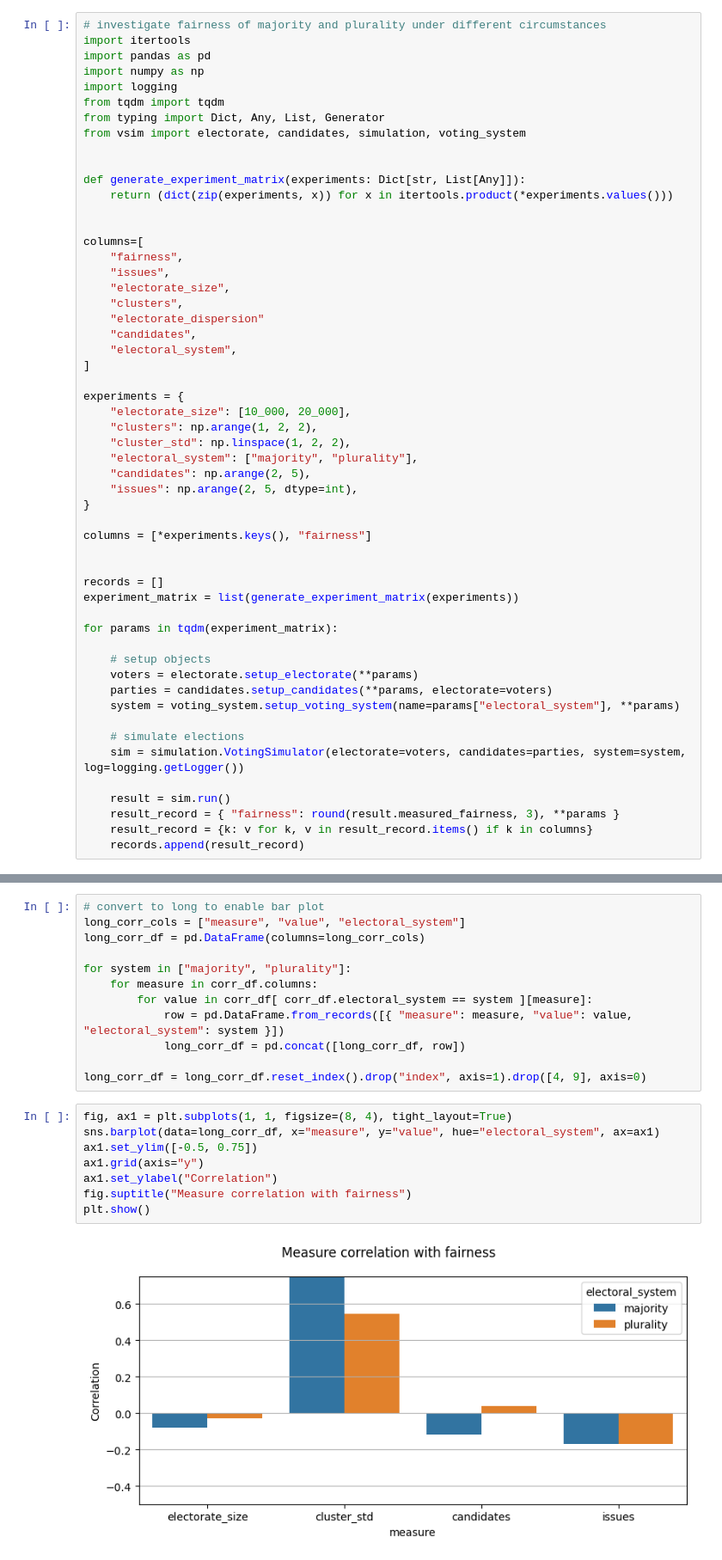
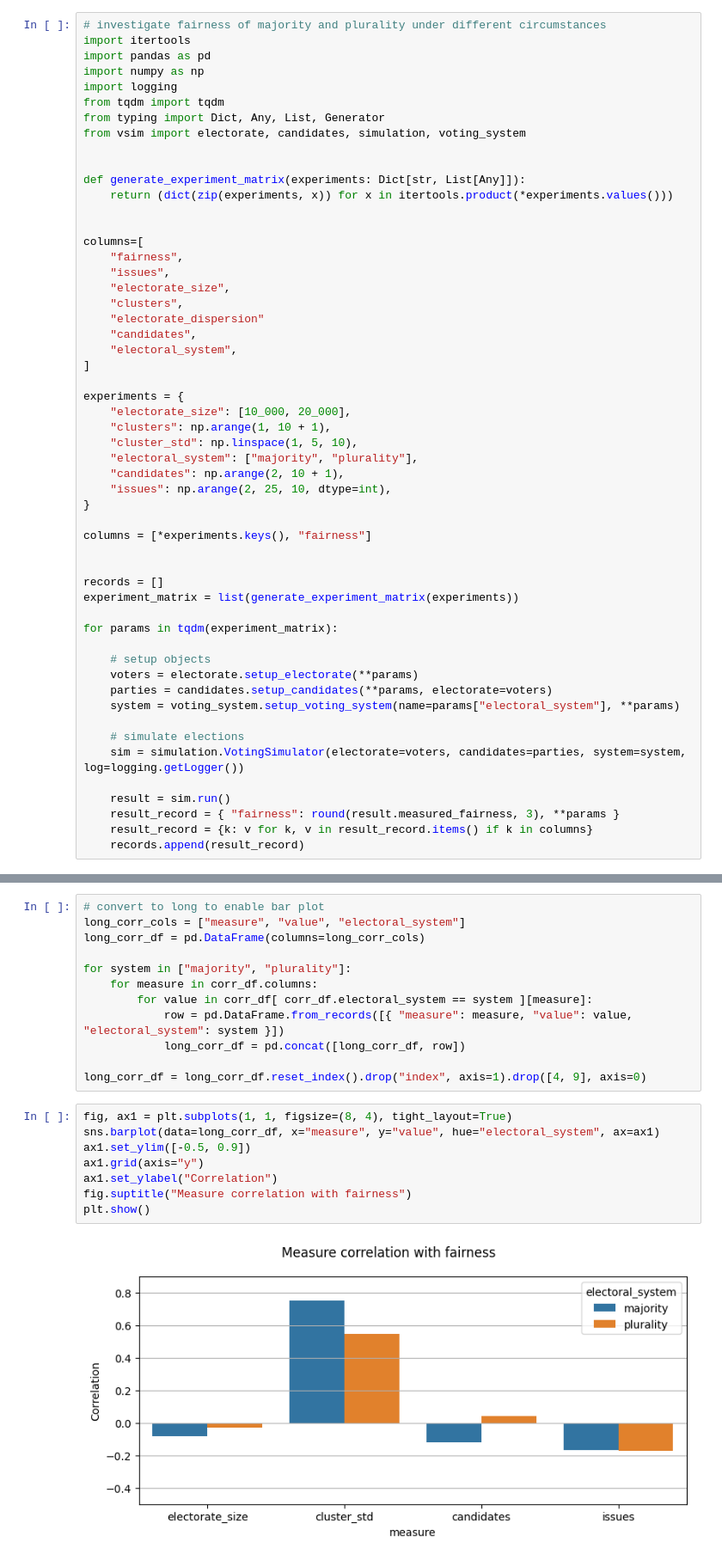
Before and after one commit to Expan75/complex-simulation-project, a Jupyter notebook: plurality_vs_majority.ipynb, the cells around one changed output, grey strips where cells are left out. Shown at 86% size. Cells and saved outputs as stored; diff of their text form.

```diff
--- a/plurality_vs_majority.ipynb
+++ b/plurality_vs_majority.ipynb
@@ -128,11 +128,11 @@ columns=[
 
 experiments = {
     "electorate_size": [10_000, 20_000],
-    "clusters": np.arange(1, 2, 2),
-    "cluster_std": np.linspace(1, 2, 2),
+    "clusters": np.arange(1, 10 + 1),
+    "cluster_std": np.linspace(1, 5, 10),
     "electoral_system": ["majority", "plurality"],
-    "candidates": np.arange(2, 5),
-    "issues": np.arange(2, 5, dtype=int),
+    "candidates": np.arange(2, 10 + 1),
+    "issues": np.arange(2, 25, 10, dtype=int),
 }
 
 columns = [*experiments.keys(), "fairness"]
@@ -220,10 +222,10 @@ long_corr_df = long_corr_df.reset_index().drop("index", axis=1).drop([4, 9], axi
 # %%
 fig, ax1 = plt.subplots(1, 1, figsize=(8, 4), tight_layout=True)
 sns.barplot(data=long_corr_df, x="measure", y="value", hue="electoral_system", ax=ax1)
-ax1.set_ylim([-0.5, 0.75])
+ax1.set_ylim([-0.5, 0.9])
 ax1.grid(axis="y")
 ax1.set_ylabel("Correlation")
 fig.suptitle("Measure correlation with fairness")
 plt.show()
 # %% [output]
-[figure, old version]
+[figure, new version]
```
Also changed, not shown: parts of 5 cells of this notebook, 1 other file.
